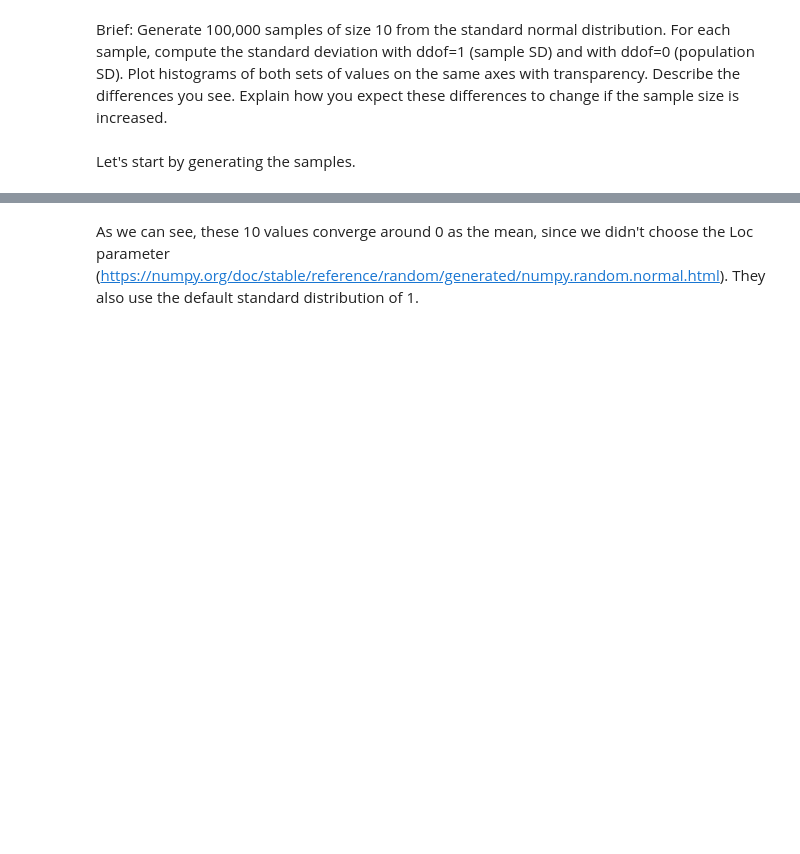
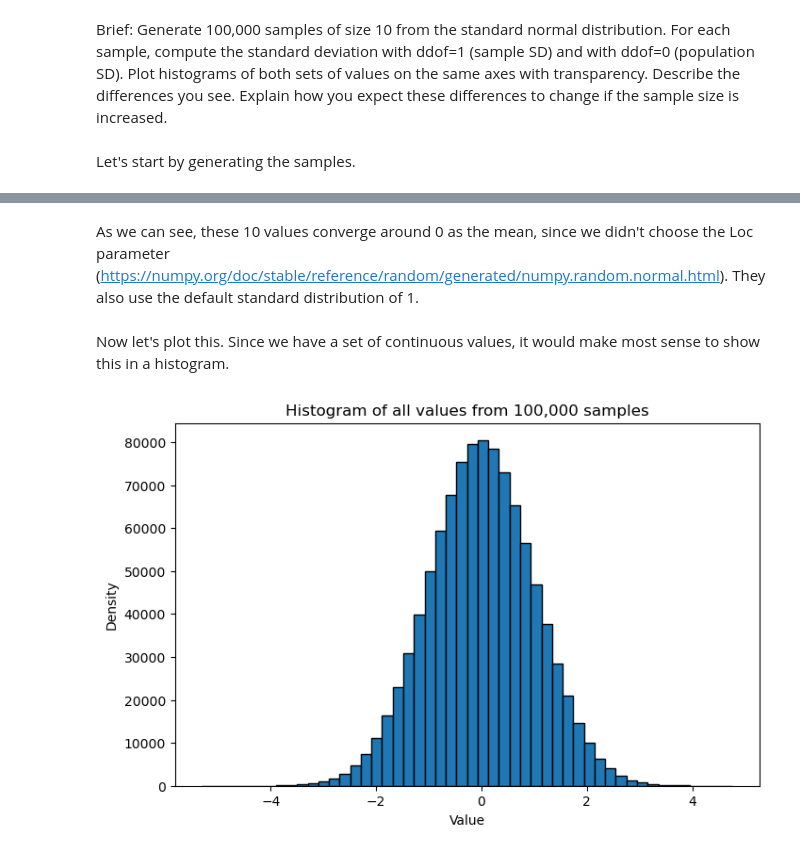
Before and after one commit to MylesHenehan/applied-statistics, a Jupyter notebook: problems.ipynb, the cells around one changed output, grey strips where cells are left out. Saved outputs shown, nothing was run; the diff lists cells and outputs as text; code cells hidden in the pictures; blank space fills up the shorter version.

Commit message:
clarifying some of the code in problem 1, and creating initial hist for problem 2

```diff
--- a/problems.ipynb
+++ b/problems.ipynb
@@ -177,2 +203,22 @@ print(samples[0])
-# %% [markdown]
-As we can see, these 10 values converge around 0 as the mean, since we didn't choose the Loc parameter (https://numpy.org/doc/stable/reference/random/generated/numpy.random.normal.html). They also use the default standard distribution of 1.
+# %% [markdown]
+As we can see, these 10 values converge around 0 as the mean, since we didn't choose the Loc parameter (https://numpy.org/doc/stable/reference/random/generated/numpy.random.normal.html). They also use the default standard distribution of 1.
+# %% [markdown]
+Now let's plot this. Since we have a set of continuous values, it would make most sense to show this in a histogram.
+# %%
+# Flatten the 2D array to 1D so we can plot all values together
+all_values = samples.flatten()
+
+# Create a figure and an axes object
+fig, ax = plt.subplots(figsize=(8, 5))
+# Plot a histogram of all values
+ax.hist(all_values, bins=50, edgecolor='black')
+# Set the x-axis label
+ax.set_xlabel("Value")
+# Set the y-axis label
+ax.set_ylabel("Density")
+# Set the plot title
+ax.set_title("Histogram of all values from 100,000 samples")
+# Display the plot
+plt.show()
+# %% [output]
+[figure, added]
```
Also changed, not shown: parts of 12 cells of this notebook, 1 other file.
